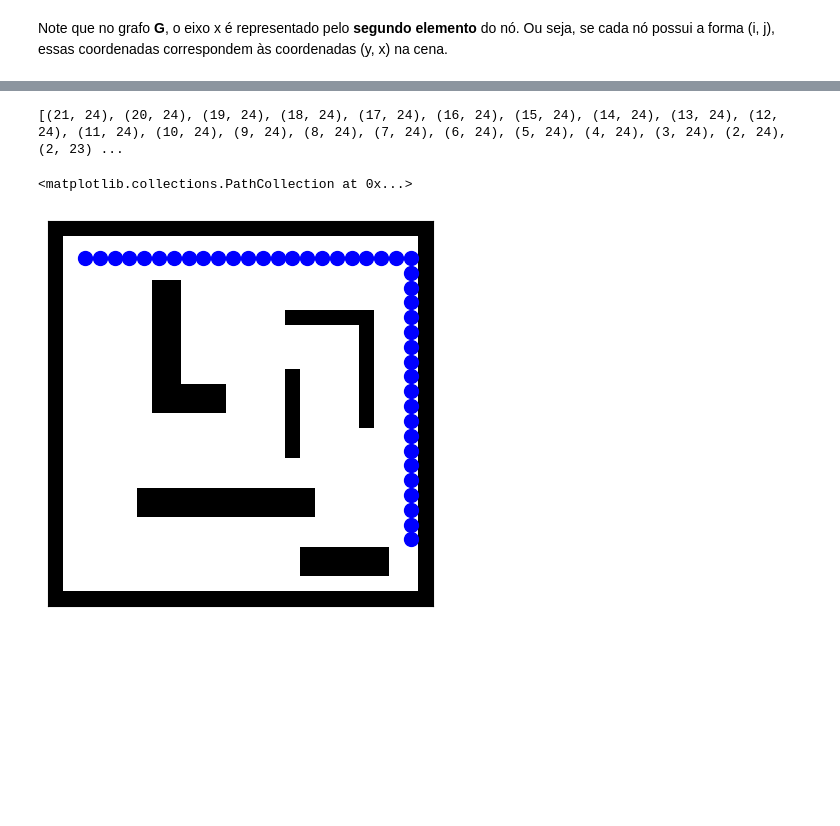
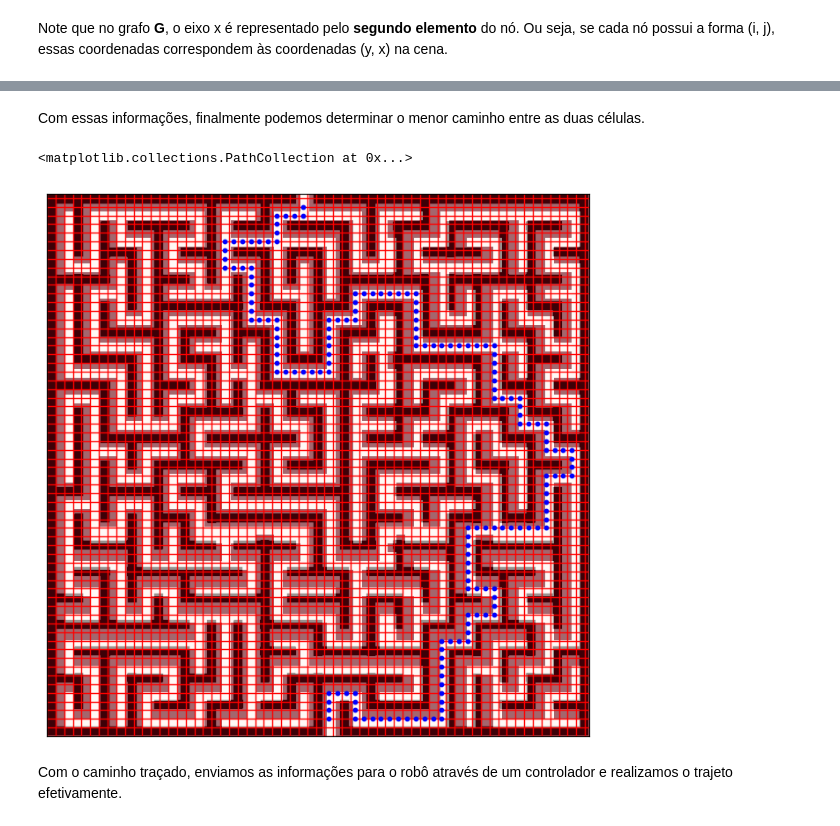
Before and after one commit to marcotuliopin/mobile-robotics, a Jupyter notebook: tp2/roadmaps.ipynb, the cells around one changed output, grey strips where cells are left out. Drawn from its saved outputs; the diff is of its cells as text; code cells hidden in the pictures; blank space fills up the shorter version.

```diff
--- a/tp2/roadmaps.ipynb
+++ b/tp2/roadmaps.ipynb
@@ -53,0 +78,17 @@ img.shape
+# %%
+fig = plt.figure(figsize=(5,5), dpi=100)
+ax = fig.add_subplot(111, aspect='equal')
+
+# Tamanho da dilatação.
+dilation_size = scenes[scene]['dilation']
+
+# Dilata os obstáculos
+img_uint8 = (source_img * 255).astype(np.uint8)
+selem = cv2.getStructuringElement(cv2.MORPH_RECT, (2*dilation_size + 1, 2*dilation_size + 1))
+img= cv2.dilate(img_uint8, selem)
+
+# Converte a imagem para o formato original
+img = img.astype(np.float32) / 255
+
+ax.imshow(img, cmap='Greys', origin='upper')
+img.shape # Perceba que o tamanho da imagem continua o mesmo
@@ -161,10 +151,13 @@ def plot_graph_position(node):
 # %% [markdown]
 Note que no grafo **G**, o eixo x é representado pelo **segundo elemento** do nó. Ou seja, se cada nó possui a forma (i, j), essas coordenadas correspondem às coordenadas (y, x) na cena.
 # %%
+x_dim = map_dims[0] / 2
+y_dim = map_dims[1] / 2
+
 # Transformação das coordenadas na cena para as coordenadas no grafo
-arr_x = lambda x: int((6.5 + x) * 2)
-arr_y = lambda y: int((-y + 6.5) * 2)
+arr_x = lambda x: int((x_dim + x) / cell_size)
+arr_y = lambda y: int((-y + y_dim) / cell_size)
 
 # Transformação das coordenadas no grafo para as coordenadas na cena
-scene_x = lambda x: (x / 2) - 6.5
-scene_y = lambda y: -((y / 2) - 6.5)
+scene_x = lambda x: (x * cell_size) - x_dim
+scene_y = lambda y: y_dim - (y * cell_size)
@@ -197,18 +198,23 @@ plot_graph_position(end_node)
+# %% [markdown]
+Com essas informações, finalmente podemos determinar o menor caminho entre as duas células.
 # %%
-# Finalmente podemos determinar o menor caminho entre duas células
-
-fig = plt.figure(figsize=(5,5), dpi=100)
+fig = plt.figure(figsize=(8,8), dpi=100)
 ax = fig.add_subplot(111, aspect='equal')
 
 # Mapa
-obj = ax.imshow(grid, cmap='Greys', extent=(0, map_dims[1], 0,map_dims[0]))
+obj = ax.imshow(img, cmap='Greys', extent=(0, map_dims[1], 0, map_dims[0]), origin='upper')
+obj = ax.imshow(grid, cmap='Reds', extent=(0, map_dims[1], 0, map_dims[0]), alpha=.6)
+
+ax.grid(which='major', axis='both', linestyle='-', color='r', linewidth=1)
+ax.set_xticks(np.arange(0, map_dims[1]+1, cell_size))
+ax.set_yticks(np.arange(0, map_dims[0]+1, cell_size))
 
 # Caminho
 path = nx.shortest_path(G, source=start_node, target=end_node)
-print(path)
-nx.draw_networkx_nodes(G, pos, nodelist=path, node_size=100, node_color='b')
+nx.draw_networkx_nodes(G, pos, nodelist=path, node_size=10, node_color='b')
 # %% [output]
-[(21, 24), (20, 24), (19, 24), (18, 24), (17, 24), (16, 24), (15, 24), (14, 24), (13, 24), (12, 24), (11, 24), (10, 24), (9, 24), (8, 24), (7, 24), (6, 24), (5, 24), (4, 24), (3, 24), (2, 24), (2, 23) ...
+<matplotlib.collections.PathCollection at 0x...>
-<matplotlib.collections.PathCollection at 0x...>
-[figure, old version]
+[figure, new version]
+# %% [markdown]
+Com o caminho traçado, enviamos as informações para o robô através de um controlador e realizamos o trajeto efetivamente.
 # %%
```
Also changed, not shown: parts of 21 cells of this notebook, 11 other files.
